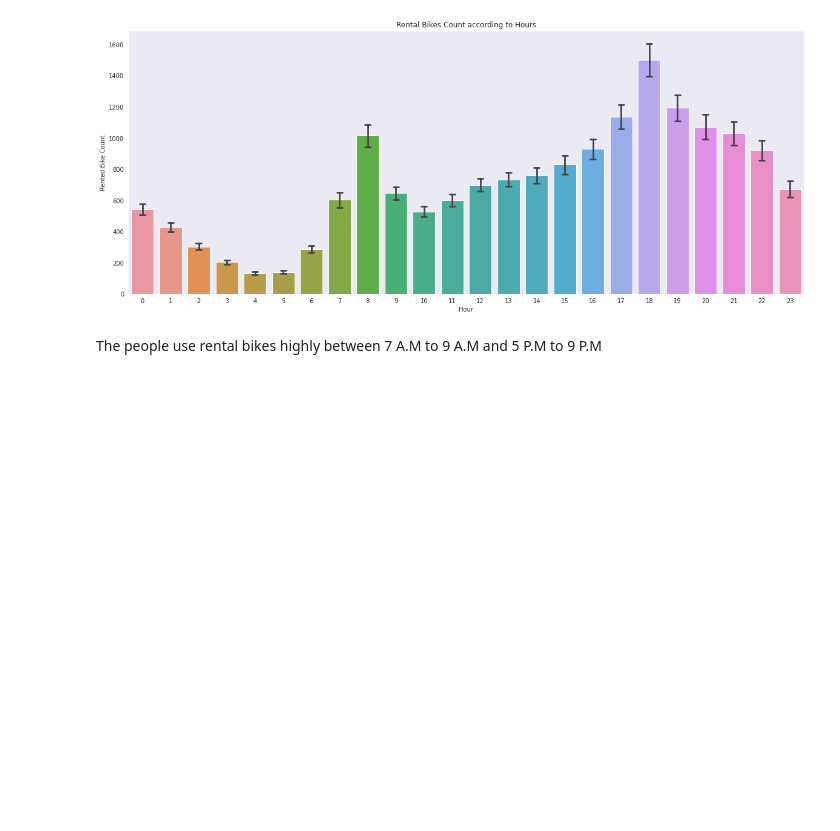
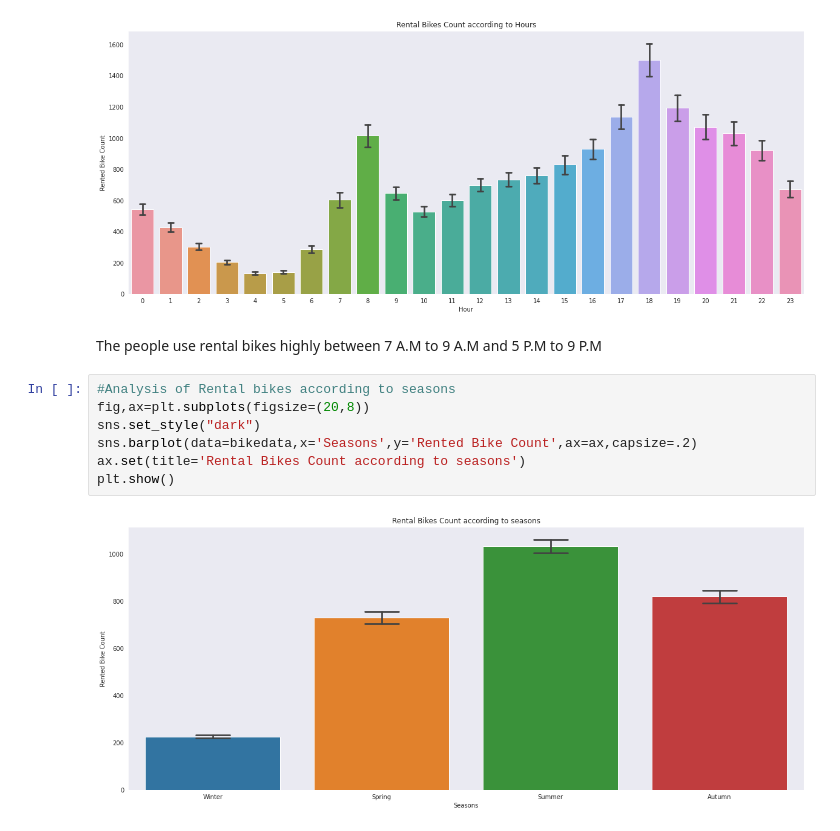
Before and after one commit to m123m12/Rental-Bike-Sharing-Demand-Prediction, a Jupyter notebook: Bike_Sharing_Demand_Prediction.ipynb, the cells around one changed output. Cells and saved outputs as stored; diff of their text form; blank space fills up the shorter version.

```diff
--- a/Bike_Sharing_Demand_Prediction.ipynb
+++ b/Bike_Sharing_Demand_Prediction.ipynb
@@ -235,3 +235,12 @@ plt.show()
 [figure]
 # %% [markdown]
 The people use rental bikes highly between 7 A.M to 9 A.M and 5 P.M to 9 P.M
+# %%
+#Analysis of Rental bikes according to seasons
+fig,ax=plt.subplots(figsize=(20,8))
+sns.set_style("dark")
+sns.barplot(data=bikedata,x='Seasons',y='Rented Bike Count',ax=ax,capsize=.2)
+ax.set(title='Rental Bikes Count according to seasons')
+plt.show()
+# %% [output]
+[figure, added]
```
Also changed, not shown: parts of 3 cells of this notebook.
